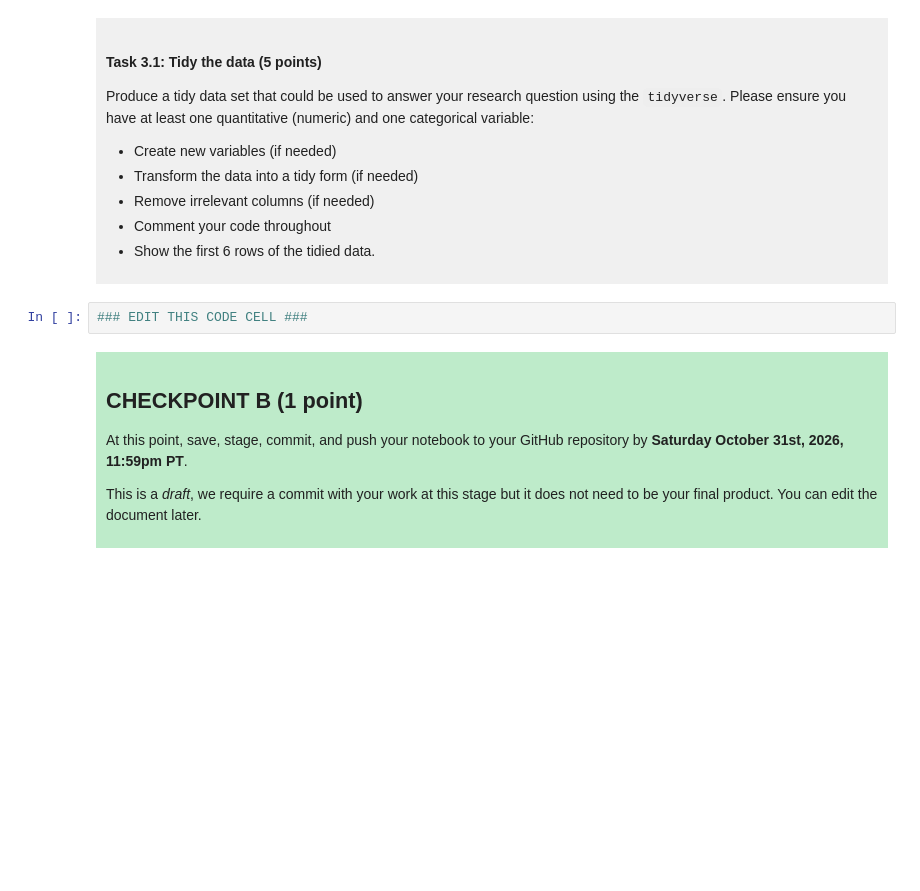
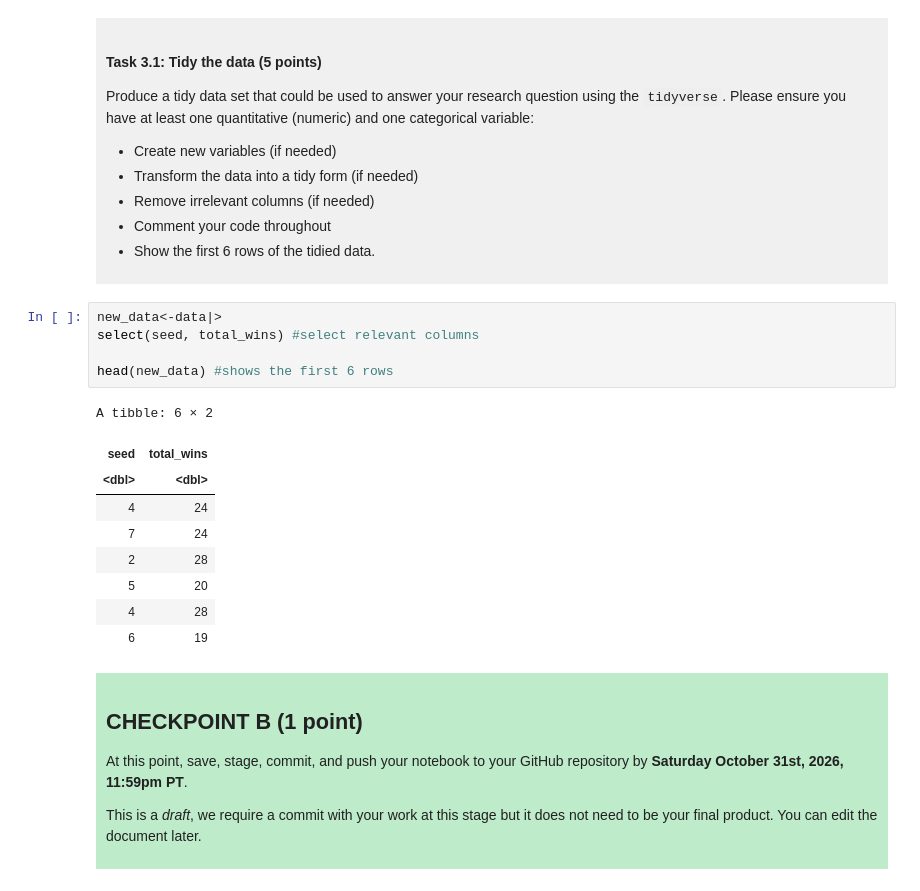
Before and after one commit to Sandra-Xie/dsci-100-project-sandra-xie, a Jupyter notebook: dsci-100-project-notebook.ipynb, the cells around one changed output. Drawn from its saved outputs; the diff is of its cells as text; blank space fills up the shorter version.

Commit message:
Selected wanted columns

```diff
--- a/dsci-100-project-notebook.ipynb
+++ b/dsci-100-project-notebook.ipynb
@@ -208,7 +218,20 @@ Produce a tidy data set that could be used to answer your research question usin
 
 </div>
 # %%
-### EDIT THIS CODE CELL ###
+new_data<-data|>
+select(seed, total_wins) #select relevant columns
+
+head(new_data) #shows the first 6 rows
+# %% [output]
+A tibble: 6 × 2
+| seed | total_wins |
+| <dbl> | <dbl> |
+| 4 | 24 |
+| 7 | 24 |
+| 2 | 28 |
+| 5 | 20 |
+| 4 | 28 |
+| 6 | 19 |
 # %% [markdown]
 <div style="background-color: #beebca; padding: 10px;">
 
```
Also changed, not shown: parts of 3 cells of this notebook.
